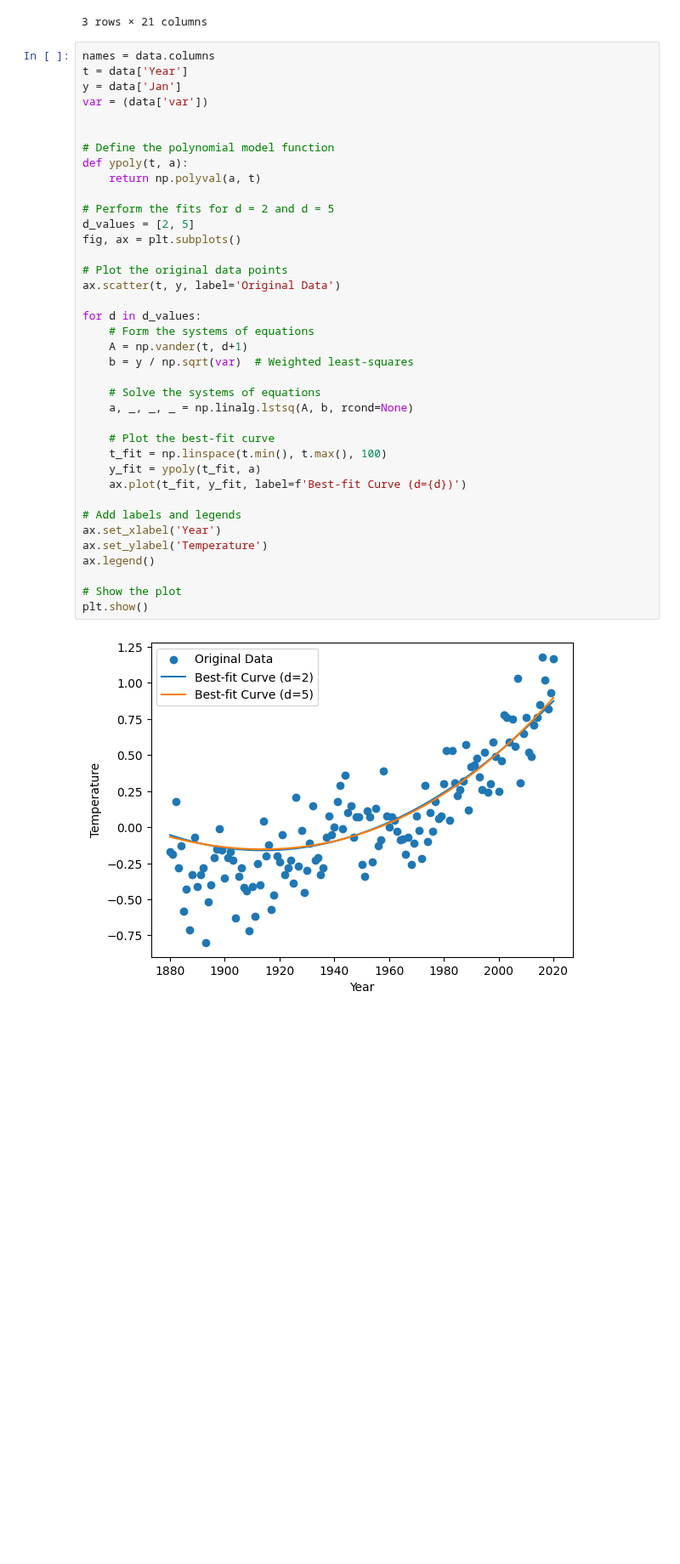
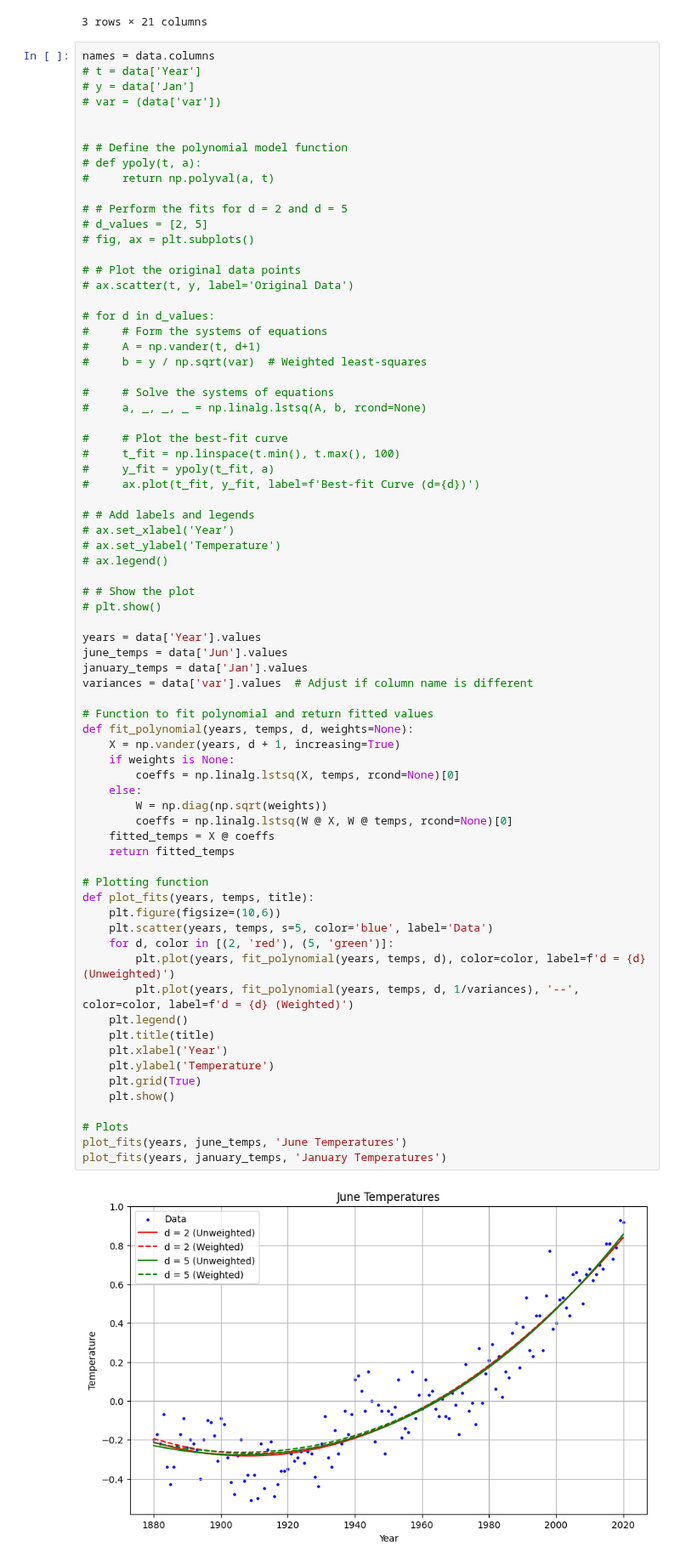
Before and after one commit to aezouhri/Machine_Learning, a Jupyter notebook: Adnane_Ezouhri_HW3/temperature_prediction.ipynb, the cells around one changed output. Shown at 85% size. Saved outputs shown, nothing was run; the diff lists cells and outputs as text; blank space fills up the shorter version.

Commit message:
Completed problem 2 in a different way

```diff
--- a/Adnane_Ezouhri_HW3/temperature_prediction.ipynb
+++ b/Adnane_Ezouhri_HW3/temperature_prediction.ipynb
@@ -20,41 +20,75 @@ data.head(3)
 3 rows × 21 columns
 # %%
 names = data.columns
-t = data['Year']
-y = data['Jan']
-var = (data['var'])
+# t = data['Year']
+# y = data['Jan']
+# var = (data['var'])
 
 
-# Define the polynomial model function
-def ypoly(t, a):
-    return np.polyval(a, t)
+# # Define the polynomial model function
+# def ypoly(t, a):
+#     return np.polyval(a, t)
 
-# Perform the fits for d = 2 and d = 5
-d_values = [2, 5]
-fig, ax = plt.subplots()
+# # Perform the fits for d = 2 and d = 5
+# d_values = [2, 5]
+# fig, ax = plt.subplots()
 
-# Plot the original data points
-ax.scatter(t, y, label='Original Data')
+# # Plot the original data points
+# ax.scatter(t, y, label='Original Data')
 
-for d in d_values:
-    # Form the systems of equations
-    A = np.vander(t, d+1)
-    b = y / np.sqrt(var)  # Weighted least-squares
+# for d in d_values:
+#     # Form the systems of equations
+#     A = np.vander(t, d+1)
+#     b = y / np.sqrt(var)  # Weighted least-squares
 
-    # Solve the systems of equations
-    a, _, _, _ = np.linalg.lstsq(A, b, rcond=None)
+#     # Solve the systems of equations
+#     a, _, _, _ = np.linalg.lstsq(A, b, rcond=None)
 
-    # Plot the best-fit curve
-    t_fit = np.linspace(t.min(), t.max(), 100)
-    y_fit = ypoly(t_fit, a)
-    ax.plot(t_fit, y_fit, label=f'Best-fit Curve (d={d})')
+#     # Plot the best-fit curve
+#     t_fit = np.linspace(t.min(), t.max(), 100)
+#     y_fit = ypoly(t_fit, a)
+#     ax.plot(t_fit, y_fit, label=f'Best-fit Curve (d={d})')
 
-# Add labels and legends
-ax.set_xlabel('Year')
-ax.set_ylabel('Temperature')
-ax.legend()
+# # Add labels and legends
+# ax.set_xlabel('Year')
+# ax.set_ylabel('Temperature')
+# ax.legend()
 
-# Show the plot
-plt.show()
+# # Show the plot
+# plt.show()
+
+years = data['Year'].values
+june_temps = data['Jun'].values
+january_temps = data['Jan'].values
+variances = data['var'].values  # Adjust if column name is different
+
+# Function to fit polynomial and return fitted values
+def fit_polynomial(years, temps, d, weights=None):
+    X = np.vander(years, d + 1, increasing=True)
+    if weights is None:
+        coeffs = np.linalg.lstsq(X, temps, rcond=None)[0]
+    else:
+        W = np.diag(np.sqrt(weights))
+        coeffs = np.linalg.lstsq(W @ X, W @ temps, rcond=None)[0]
+    fitted_temps = X @ coeffs
+    return fitted_temps
+
+# Plotting function
+def plot_fits(years, temps, title):
+    plt.figure(figsize=(10,6))
+    plt.scatter(years, temps, s=5, color='blue', label='Data')
+    for d, color in [(2, 'red'), (5, 'green')]:
+        plt.plot(years, fit_polynomial(years, temps, d), color=color, label=f'd = {d} (Unweighted)')
+        plt.plot(years, fit_polynomial(years, temps, d, 1/variances), '--', color=color, label=f'd = {d} (Weighted)')
+    plt.legend()
+    plt.title(title)
+    plt.xlabel('Year')
+    plt.ylabel('Temperature')
+    plt.grid(True)
+    plt.show()
+
+# Plots
+plot_fits(years, june_temps, 'June Temperatures')
+plot_fits(years, january_temps, 'January Temperatures')
 # %% [output]
-[figure, old version]
+[figure, new version]
```
Also changed, not shown: parts of 1 cell of this notebook.
